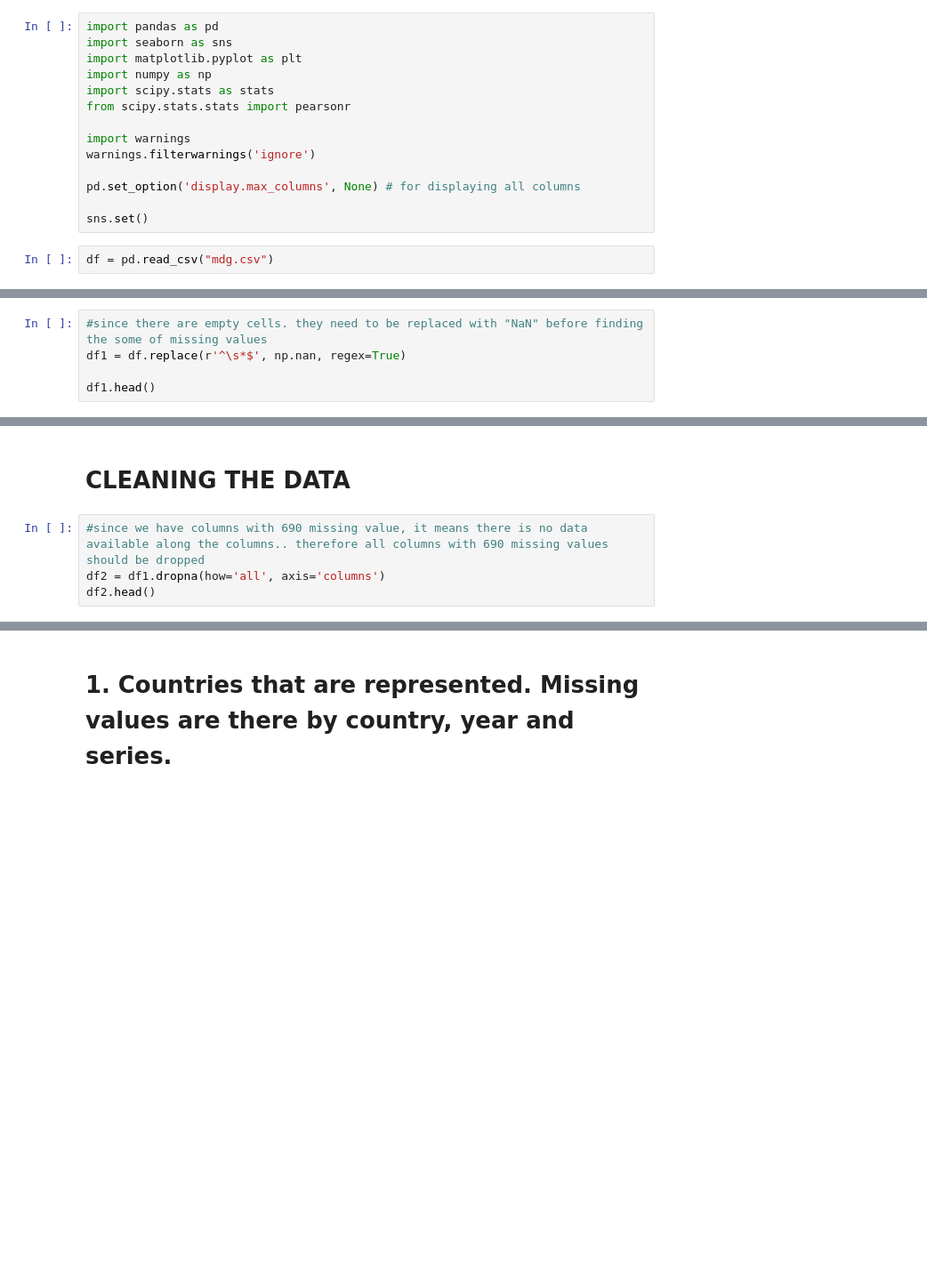
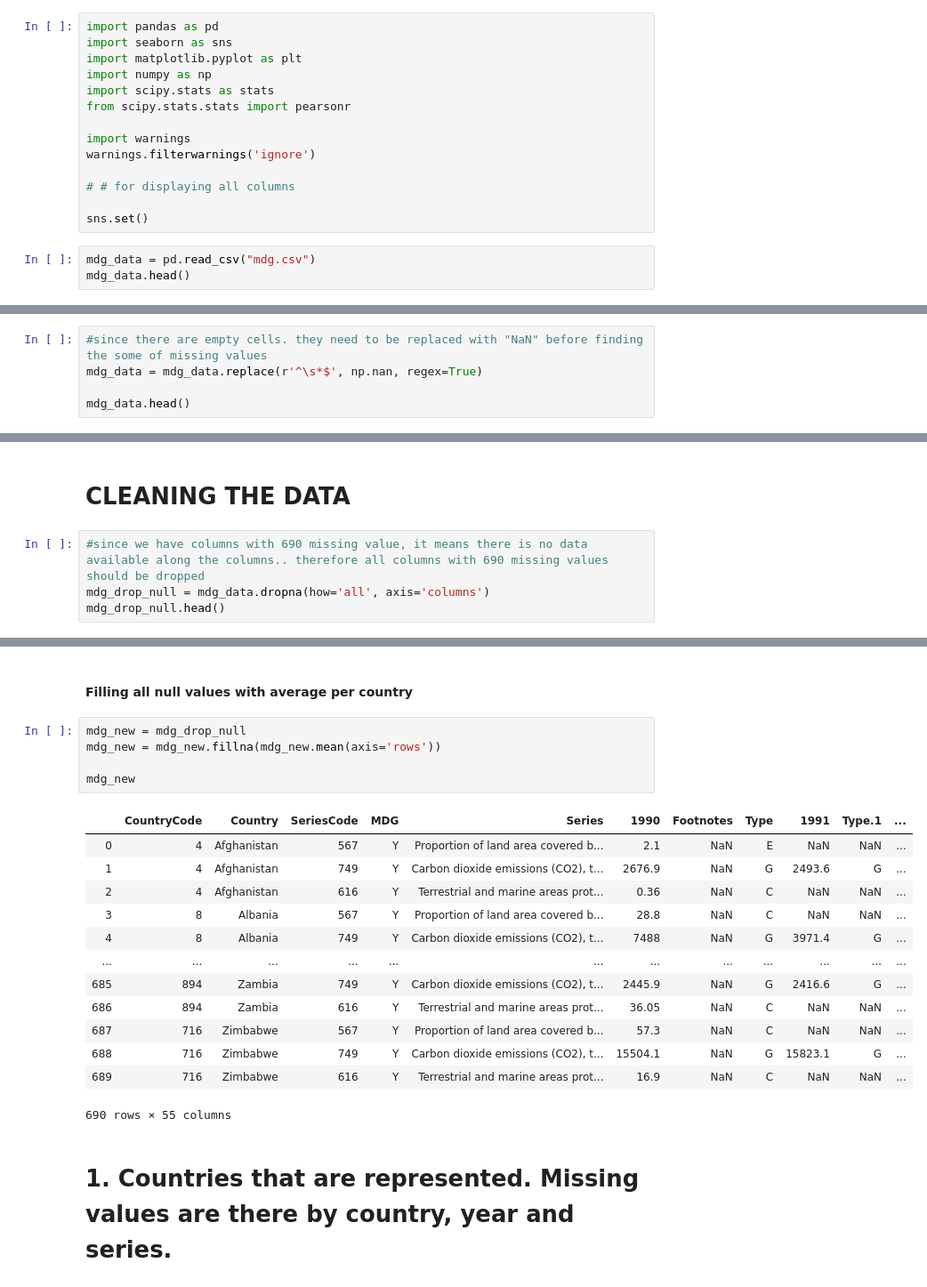
Before and after one commit to KhomotsoT/statistical-thinking, a Jupyter notebook: Statistical-thinking.ipynb, the cells around one changed output, grey strips where cells are left out. Shown: that part at 89% size. Saved outputs shown, nothing was run; the diff lists cells and outputs as text; blank space fills up the shorter version.

```diff
--- a/Statistical-thinking.ipynb
+++ b/Statistical-thinking.ipynb
@@ -16,8 +16,9 @@ from scipy.stats.stats import pearsonr
 import warnings
 warnings.filterwarnings('ignore')
 
-pd.set_option('display.max_columns', None) # for displaying all columns
+# # for displaying all columns
 
 sns.set()
 # %%
-df = pd.read_csv("mdg.csv")
+mdg_data = pd.read_csv("mdg.csv")
+mdg_data.head()
@@ -36,9 +40,9 @@ df.head()
  # MISSING VALUES
 # %%
 #since there are empty cells. they need to be replaced with "NaN" before finding the some of missing values
-df1 = df.replace(r'^\s*$', np.nan, regex=True)
+mdg_data = mdg_data.replace(r'^\s*$', np.nan, regex=True)
 
-df1.head()
+mdg_data.head()
 # %% [output]
 |  | CountryCode | Country | SeriesCode | MDG | Series | 1990 | Footnotes | Type | 1991 | Footnotes.1 | ... |
 | 0 | 4 | Afghanistan | 567 | Y | Proportion of land area covered b... | 2.1 | NaN | E | NaN | NaN | ... |
@@ -72,8 +71,8 @@ dtype: int64
  # CLEANING THE DATA
 # %%
 #since we have columns with 690 missing value, it means there is no data available along the columns.. therefore all columns with 690 missing values should be dropped
-df2 = df1.dropna(how='all', axis='columns')
-df2.head()
+mdg_drop_null = mdg_data.dropna(how='all', axis='columns')
+mdg_drop_null.head()
 # %% [output]
 |  | CountryCode | Country | SeriesCode | MDG | Series | 1990 | Footnotes | Type | 1991 | Type.1 | ... |
 | 0 | 4 | Afghanistan | 567 | Y | Proportion of land area covered b... | 2.1 | NaN | E | NaN | NaN | ... |
@@ -132,3 +150,24 @@ Index(['CountryCode', 'Country', 'SeriesCode', 'MDG', 'Series', '1990', 'Type',
+# %% [markdown]
+#### Filling all null values with average per country
+# %%
+mdg_new = mdg_drop_null
+mdg_new = mdg_new.fillna(mdg_new.mean(axis='rows'))
+
+mdg_new
+# %% [output]
+|  | CountryCode | Country | SeriesCode | MDG | Series | 1990 | Footnotes | Type | 1991 | Type.1 | ... |
+| 0 | 4 | Afghanistan | 567 | Y | Proportion of land area covered b... | 2.1 | NaN | E | NaN | NaN | ... |
+| 1 | 4 | Afghanistan | 749 | Y | Carbon dioxide emissions (CO2), t... | 2676.9 | NaN | G | 2493.6 | G | ... |
+| 2 | 4 | Afghanistan | 616 | Y | Terrestrial and marine areas prot... | 0.36 | NaN | C | NaN | NaN | ... |
+| 3 | 8 | Albania | 567 | Y | Proportion of land area covered b... | 28.8 | NaN | C | NaN | NaN | ... |
+| 4 | 8 | Albania | 749 | Y | Carbon dioxide emissions (CO2), t... | 7488 | NaN | G | 3971.4 | G | ... |
+| ... | ... | ... | ... | ... | ... | ... | ... | ... | ... | ... | ... |
+| 685 | 894 | Zambia | 749 | Y | Carbon dioxide emissions (CO2), t... | 2445.9 | NaN | G | 2416.6 | G | ... |
+| 686 | 894 | Zambia | 616 | Y | Terrestrial and marine areas prot... | 36.05 | NaN | C | NaN | NaN | ... |
+| 687 | 716 | Zimbabwe | 567 | Y | Proportion of land area covered b... | 57.3 | NaN | C | NaN | NaN | ... |
+| 688 | 716 | Zimbabwe | 749 | Y | Carbon dioxide emissions (CO2), t... | 15504.1 | NaN | G | 15823.1 | G | ... |
+| 689 | 716 | Zimbabwe | 616 | Y | Terrestrial and marine areas prot... | 16.9 | NaN | C | NaN | NaN | ... |
+690 rows × 55 columns
 # %% [markdown]
  # 1. Countries that are represented. Missing values are there by country, year and series.
 # %% [markdown]
```
Also changed, not shown: parts of 45 cells of this notebook.
